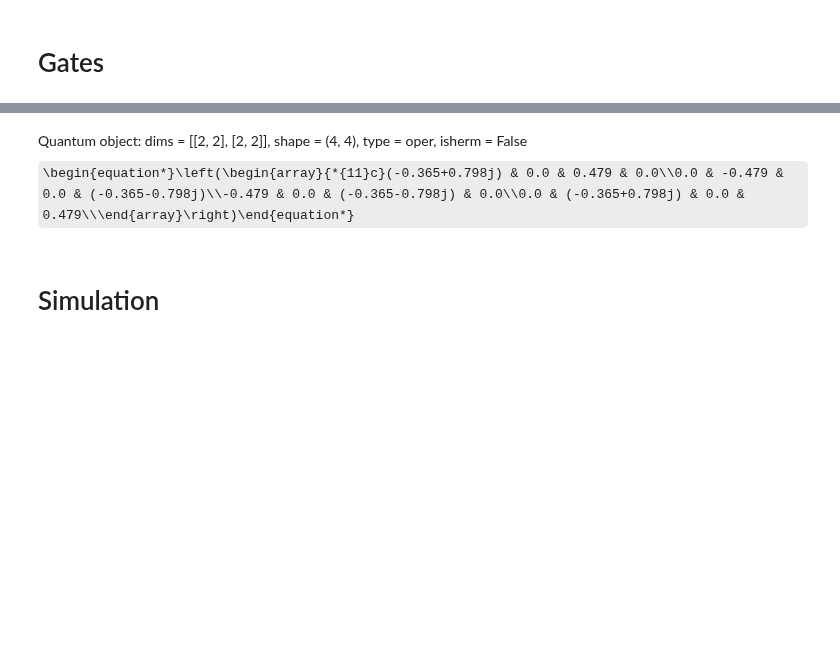
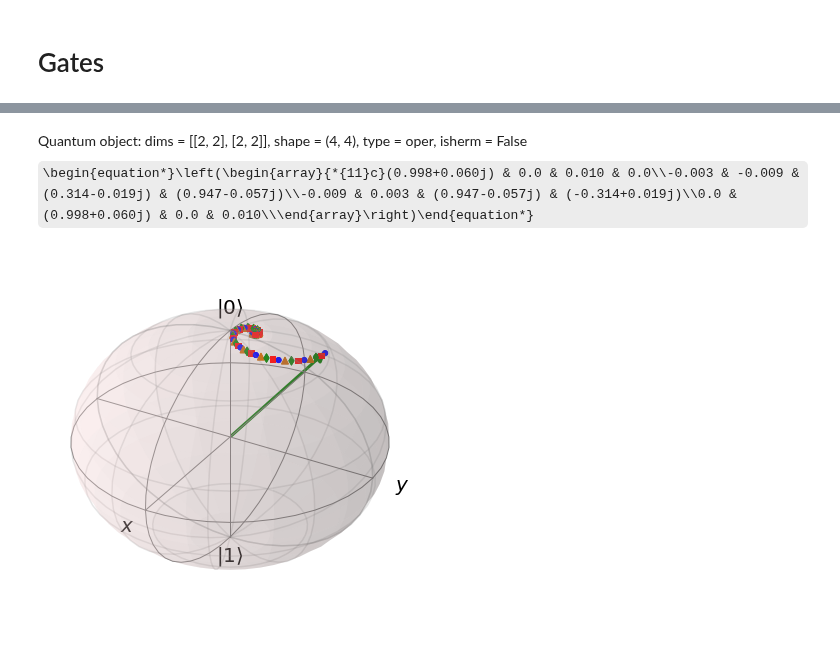
Before and after one commit to OliverDudgeon/QSync, a Jupyter notebook: qutip-qubit-circuit.ipynb, the cells around one changed output, grey strips where cells are left out. Cells and saved outputs as stored; diff of their text form; code cells hidden in the pictures; some formulas as TeX source; blank space fills up the shorter version.

```diff
--- a/qutip-qubit-circuit.ipynb
+++ b/qutip-qubit-circuit.ipynb
@@ -77,40 +80,38 @@ qc.add_measurement("M", [1], classical_store=0)
+# %%
+dt = 0.1
+
+detuning = 0.3
+signal_strength = 0.2
+
+# Gamma = 0.1
+# theta_g = 2*np.arcsin(np.sqrt(0.1 * dt))
+# theta_d = 2*np.arcsin(np.sqrt(1 * dt))
+
+theta = .64
 # %%
+qc = unitary_and_damping_circuit(detuning, signal_strength, dt, theta)
+
 p = qc.propagators()
-
 # Doesn't include the measurement or reset
 D = gate_sequence_product(p)
 D
 # %% [output]
-Quantum object: dims = [[2, 2], [2, 2]], shape = (4, 4), type = oper, isherm = False\begin{equation*}\left(\begin{array}{*{11}c}(-0.365+0.798j) & 0.0 & 0.479 & 0.0\\0.0 & -0.479 & 0.0 & (-0.365-0.798j)\\-0.479 & 0.0 & (-0.365-0.798j) & 0.0\\0.0 & (-0.365+0.798j) & 0.0 & 0.479\\\end{array}\right)\end{equation*}
+Quantum object: dims = [[2, 2], [2, 2]], shape = (4, 4), type = oper, isherm = False\begin{equation*}\left(\begin{array}{*{11}c}(0.998+0.060j) & 0.0 & 0.010 & 0.0\\-0.003 & -0.009 & (0.314-0.019j) & (0.947-0.057j)\\-0.009 & 0.003 & (0.947-0.057j) & (-0.314+0.019j)\\0.0 & (0.998+0.060j) & 0.0 & 0.010\\\end{array}\right)\end{equation*}
-# %% [markdown]
-# Simulation
 # %%
+from sync_gates import run_simu
+
 iq_state = (
     3 * np.exp(1j * 1) * basis(2, 0)
     + np.exp(1j * -np.pi) * basis(2, 1)
 ).unit()
 initial_state = tensor(iq_state, basis(2, 0))
 
-b = Bloch3d()
+b = Bloch()
 b.add_states(initial_state.ptrace(0))
 
-# sim = CircuitSimulator(qc, mode="density_matrix_simulator")
-
-# final = sim.run(initial_state).get_final_states()[0]
-# b.add_states(final.ptrace(0))
-
-# for _ in range(10):
-#     final = sim.run(final).get_final_states()[0]
-#     b.add_states(final.ptrace(0))
-
-
-for _ in range(100):
-    result = qc.run(state=initial_state)
-    reset_result = reset(result, 1, basis(2,0))
-
-    b.add_states(reset_result.ptrace(0))
-
-    initial_state = reset_result
+b.add_states([state.ptrace(0) for state in run_simu(qc, 100, initial_state)], kind="point")
 
 b.show()
+# %% [output]
+[figure, added]
 # %%
```
Also changed, not shown: parts of 24 cells of this notebook, 5 other files.
